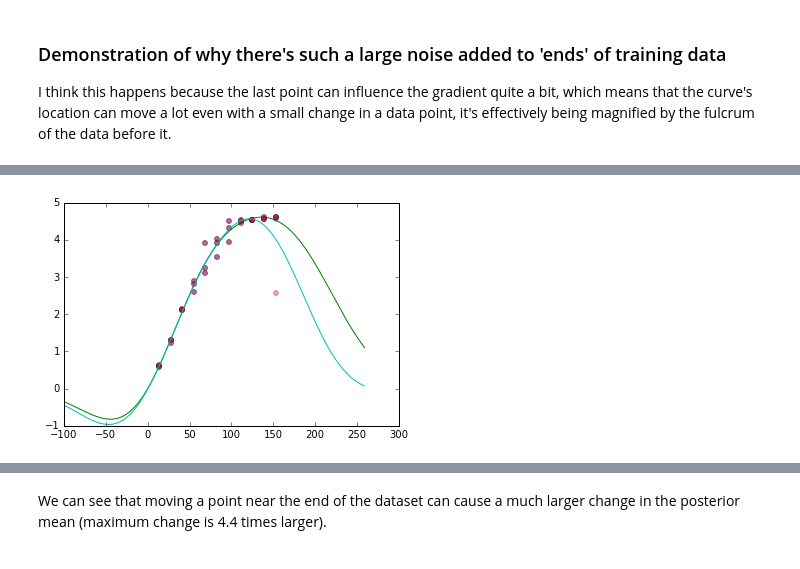
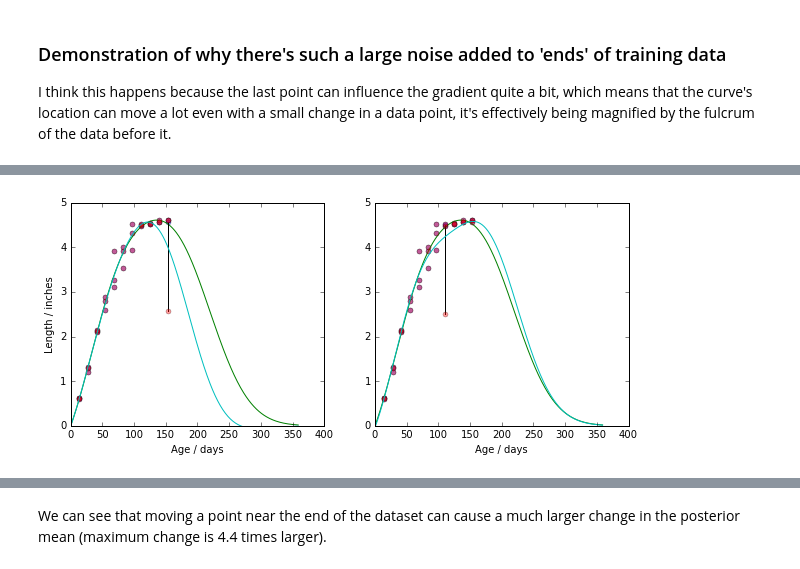
Before and after one commit to lionfish0/dp, a Jupyter notebook: Improved Bound Constraint differing across domain.ipynb, the cells around one changed output, grey strips where cells are left out. Saved outputs shown, nothing was run; the diff lists cells and outputs as text; code cells hidden in the pictures.

```diff
--- a/Improved Bound Constraint differing across domain.ipynb
+++ b/Improved Bound Constraint differing across domain.ipynb
@@ -98,0 +141,4 @@ The TPS do far better on average (although it depends on which points you care a
+# %%
+X = np.hstack([300,X])
+Y = np.hstack([10,Y])
+test_cov, normal_msense, pseudo_msense, normal_peroutput_msense, pseudo_peroutput_msense, normal_mu, pseudo_mu, K_normal, K_pseudo, normal_covars = dp4gp.get_noise_scale(Y,test_inputs,X,pseudo_inputs,lengthscales,sigma,calc_normal=True)
@@ -108,4 +161,0 @@ Note that the sensitivity increases beyond the last set of data. I assume this i
-# %%
-X = np.hstack([200,X])
-Y = np.hstack([10,Y])
-test_cov, normal_msense, pseudo_msense, normal_peroutput_msense, pseudo_peroutput_msense, normal_mu, pseudo_mu, K_normal, K_pseudo = dp4gp.get_noise_scale(Y,test_inputs,X,pseudo_inputs,lengthscales,sigma,calc_normal=True)
@@ -143,7 +205,7 @@ plt.hlines(pseudo_msense,0,250)
 # %%
 pseudo_inputs = np.array([17,42,72,98,125,140,170,200])
-test_cov, normal_msense, pseudo_msense, normal_peroutput_msense, pseudo_peroutput_msense, normal_mu, pseudo_mu, K_normal, K_pseudo = dp4gp.get_noise_scale(Y,test_inputs,X,pseudo_inputs,lengthscales,sigma,calc_normal=True)
+test_cov, normal_msense, pseudo_msense, normal_peroutput_msense, pseudo_peroutput_msense, normal_mu, pseudo_mu, K_normal, K_pseudo, normal_covars = dp4gp.get_noise_scale(Y,test_inputs,X,pseudo_inputs,lengthscales,sigma,calc_normal=True)
 plt.plot(test_inputs,pseudo_peroutput_msense)
 plt.plot(test_inputs,normal_peroutput_msense)
 plt.vlines(X,0,0.1)
-plt.hlines(pseudo_msense,0,250)
+#plt.hlines(pseudo_msense,0,250)
@@ -231,7 +414,43 @@ Calculating lambda
 I think this happens because the last point can influence the gradient quite a bit, which means that the curve's location can move a lot even with a small change in a data point, it's effectively being magnified by the fulcrum of the data before it.
 # %%
 fishdata = datasets.load_fishlength()
-test_inputs = np.arange(-100,260,1)
+
+plt.figure(figsize=[10,4])
+plt.subplot(1,2,1)
+test_inputs = np.arange(0,360,1)
+pseudo_inputs = np.array([0,40,80,120,160])
+lengthscales = 60.0
+sigma = 0.2
+X = fishdata[:,1] #age of fishes (days)
+Y = fishdata[:,3] #length of fishes (inches)
+plt.plot(X,Y,'o',alpha=0.4,markersize=5)
+
+m = GPy.models.GPRegression(X[:,None],Y[:,None])
+m.kern.lengthscale = lengthscales
+m.kern.variance = np.var(Y)
+m.Gaussian_noise = sigma**2
+y,var = m.predict(test_inputs[:,None])
+plt.plot(test_inputs[:,None],y)
+plt.xlabel('Age / days')
+
+Y[-1] -= 2
+#Y[X==153] -= 1
+plt.plot([X[-1],X[-1]],[Y[-1],Y[-1]+2],'-k')
+plt.plot(X,Y,'o',alpha=0.4,markersize=5)
+
+m = GPy.models.GPRegression(X[:,None],Y[:,None])
+m.kern.lengthscale = lengthscales
+m.kern.variance = np.var(Y)
+m.Gaussian_noise = sigma**2
+newy,var = m.predict(test_inputs[:,None])
+plt.plot(test_inputs[:,None],newy)
+plt.ylabel('Length / inches')
+plt.ylim([0,5])
+print np.max(np.abs(newy-y))
+
+fishdata = datasets.load_fishlength()
+plt.subplot(1,2,2)
+test_inputs = np.arange(0,360,1)
 pseudo_inputs = np.array([0,40,80,120,160])
 lengthscales = 60.0
 sigma = 0.2
@@ -247,7 +466,10 @@ m.Gaussian_noise = sigma**2
 y,var = m.predict(test_inputs[:,None])
 plt.plot(test_inputs[:,None],y)
 
-Y[-1] -= 2
+
+Y[18] -= 2
+#Y[X==X[18]] -= 1
+plt.plot([X[18],X[18]],[Y[18],Y[18]+2],'-k')
 plt.plot(X,Y,'o',alpha=0.4,markersize=5)
 
 m = GPy.models.GPRegression(X[:,None],Y[:,None])
@@ -256,6 +478,8 @@ m.kern.variance = np.var(Y)
 m.Gaussian_noise = sigma**2
 newy,var = m.predict(test_inputs[:,None])
 plt.plot(test_inputs[:,None],newy)
-
-np.max(np.abs(newy-y))
+plt.xlabel('Age / days')
+plt.ylim([0,5])
+print np.max(np.abs(newy-y))
+plt.savefig('fish_fulcrum.pdf')
 # %% [output]
@@ -263 +488 @@ np.max(np.abs(newy-y))
-[figure, old version]
+[figure, new version]
```
Also changed, not shown: parts of 41 cells of this notebook, 6 other files.
